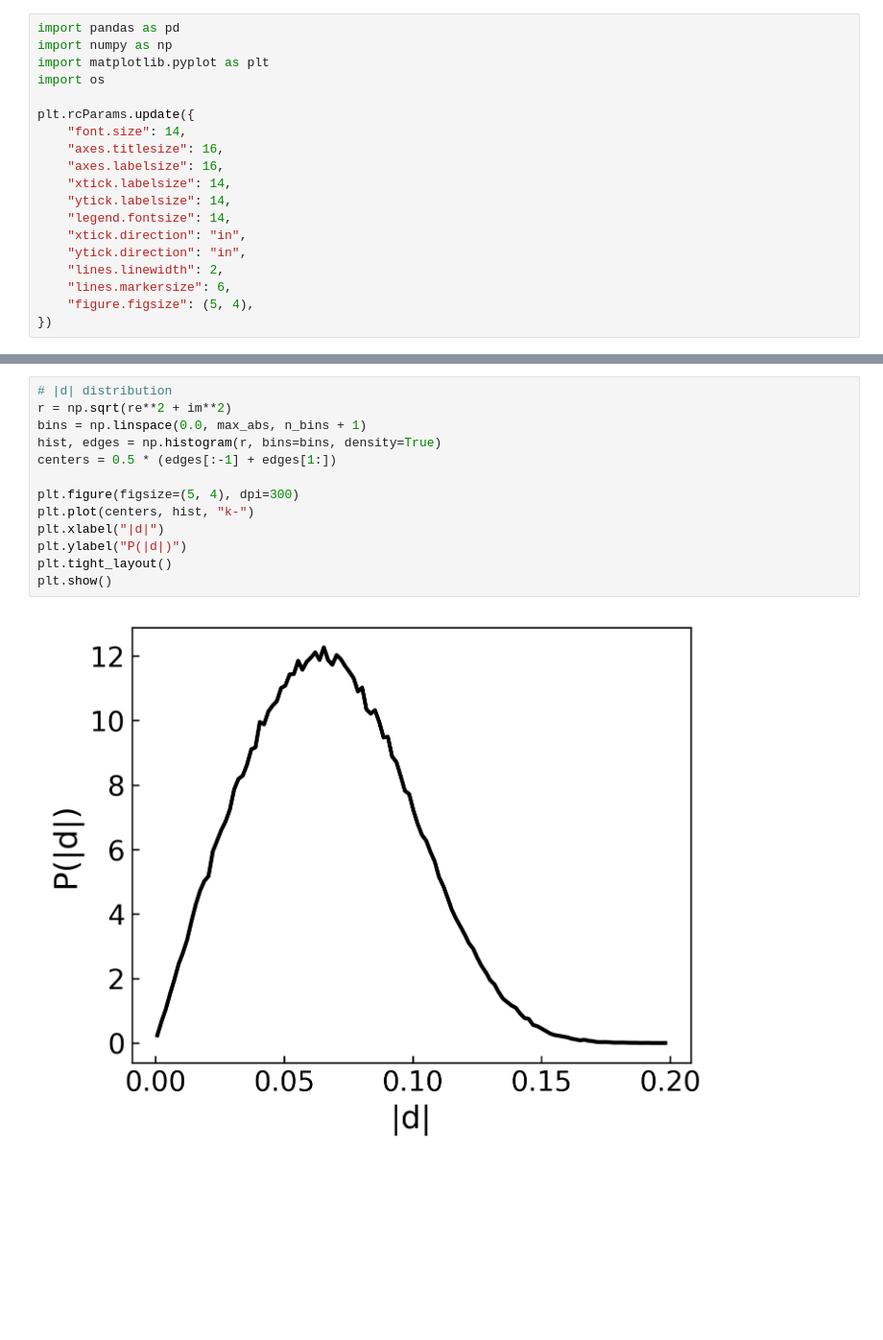
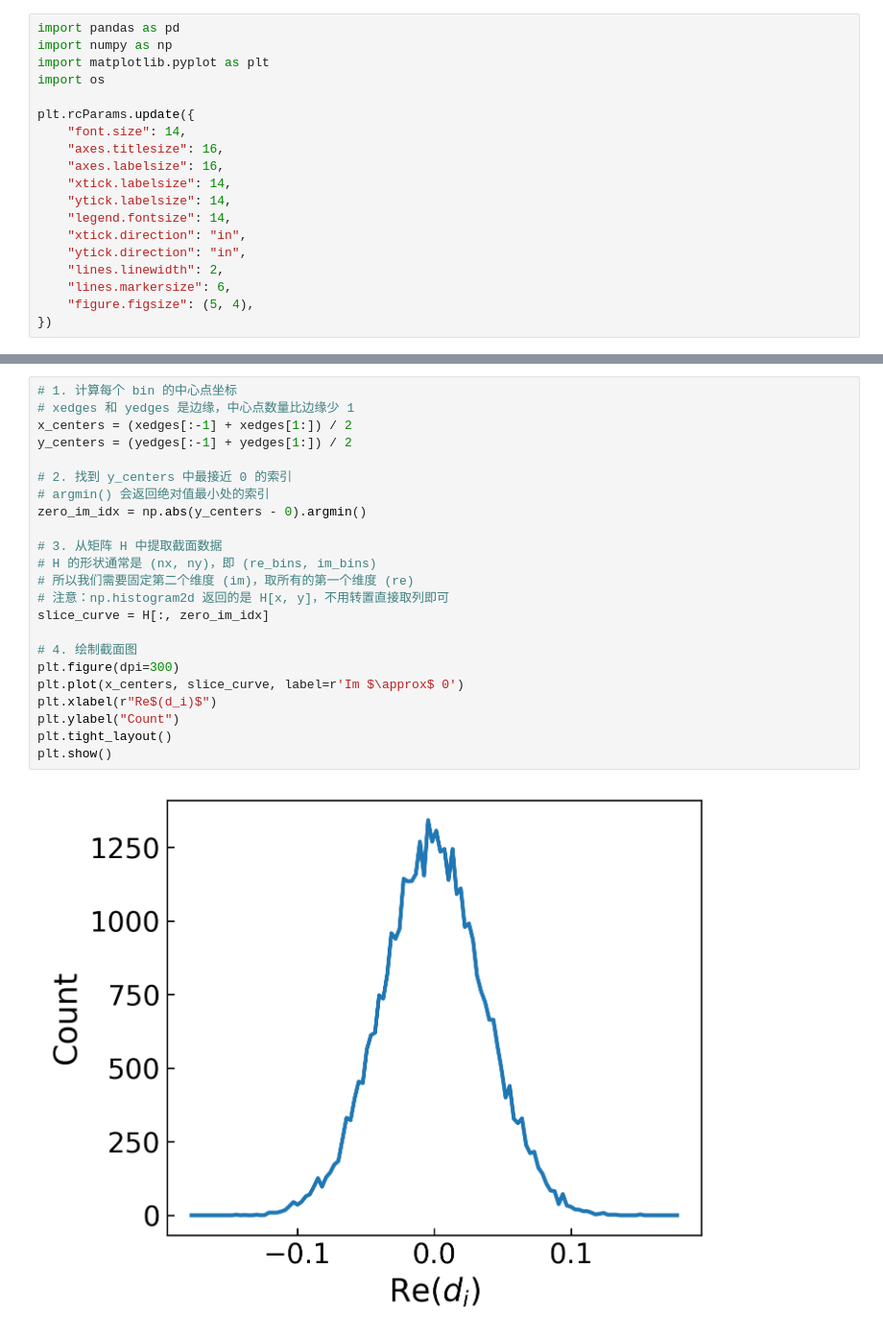
Before and after one commit to YinkaiYu/Hybrid-Monte-Carlo-for-d-wave-SC, a Jupyter notebook: projectHPC/example/plot_histogram.ipynb, the cells around one changed output, grey strips where cells are left out. Shown at 96% size. Saved outputs shown, nothing was run; the diff lists cells and outputs as text; blank space fills up the shorter version.

```diff
--- a/projectHPC/example/plot_histogram.ipynb
+++ b/projectHPC/example/plot_histogram.ipynb
@@ -69,15 +69,25 @@ plt.show()
-# %%
-# |d| distribution
-r = np.sqrt(re**2 + im**2)
-bins = np.linspace(0.0, max_abs, n_bins + 1)
-hist, edges = np.histogram(r, bins=bins, density=True)
-centers = 0.5 * (edges[:-1] + edges[1:])
-
-plt.figure(figsize=(5, 4), dpi=300)
-plt.plot(centers, hist, "k-")
-plt.xlabel("|d|")
-plt.ylabel("P(|d|)")
-plt.tight_layout()
-plt.show()
-# %% [output]
-[figure, removed]
+# %%
+# 1. 计算每个 bin 的中心点坐标
+# xedges 和 yedges 是边缘，中心点数量比边缘少 1
+x_centers = (xedges[:-1] + xedges[1:]) / 2
+y_centers = (yedges[:-1] + yedges[1:]) / 2
+
+# 2. 找到 y_centers 中最接近 0 的索引
+# argmin() 会返回绝对值最小处的索引
+zero_im_idx = np.abs(y_centers - 0).argmin()
+
+# 3. 从矩阵 H 中提取截面数据
+# H 的形状通常是 (nx, ny)，即 (re_bins, im_bins)
+# 所以我们需要固定第二个维度 (im)，取所有的第一个维度 (re)
+# 注意：np.histogram2d 返回的是 H[x, y]，不用转置直接取列即可
+slice_curve = H[:, zero_im_idx]
+
+# 4. 绘制截面图
+plt.figure(dpi=300)
+plt.plot(x_centers, slice_curve, label=r'Im $\approx$ 0')
+plt.xlabel(r"Re$(d_i)$")
+plt.ylabel("Count")
+plt.tight_layout()
+plt.show()
+# %% [output]
+[figure, added]
```
Also changed, not shown: parts of 4 cells of this notebook, 4 other files.
